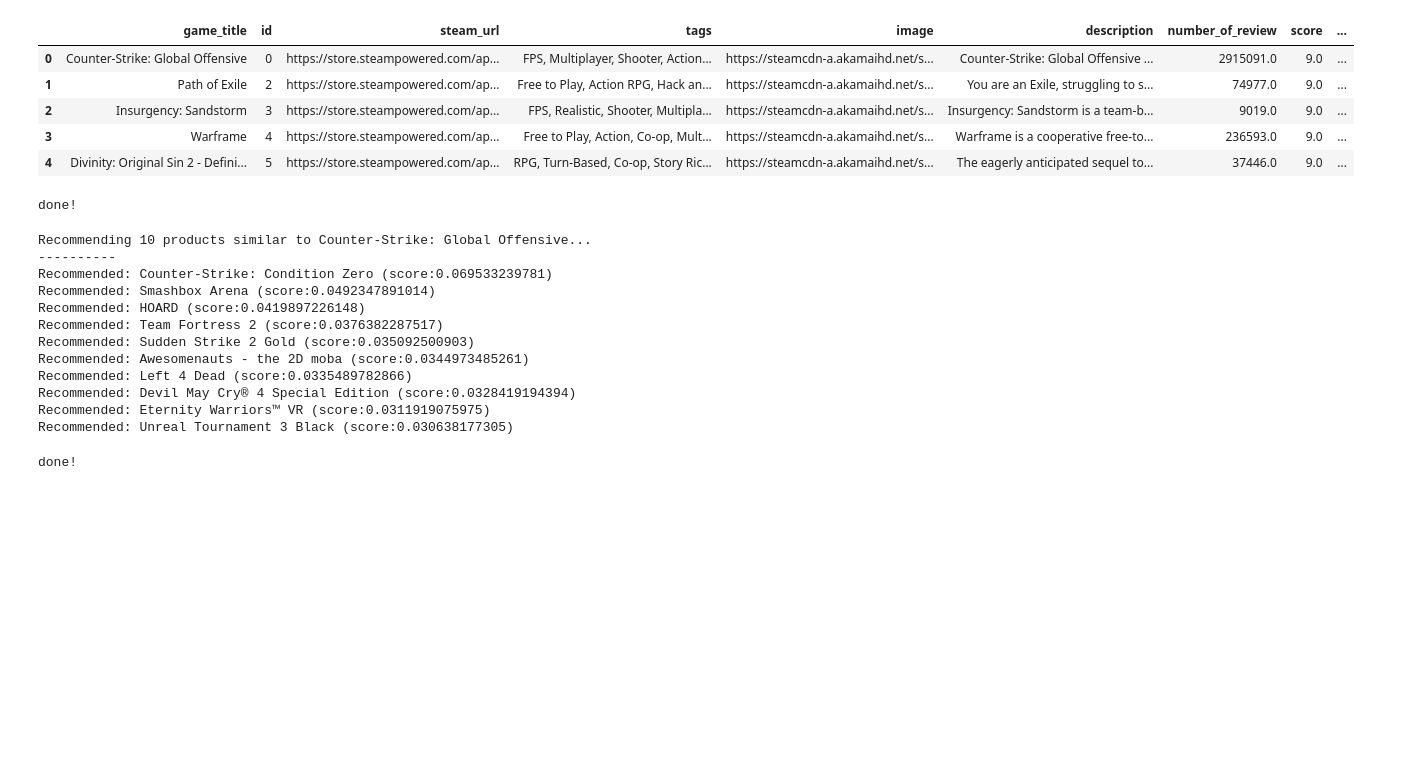
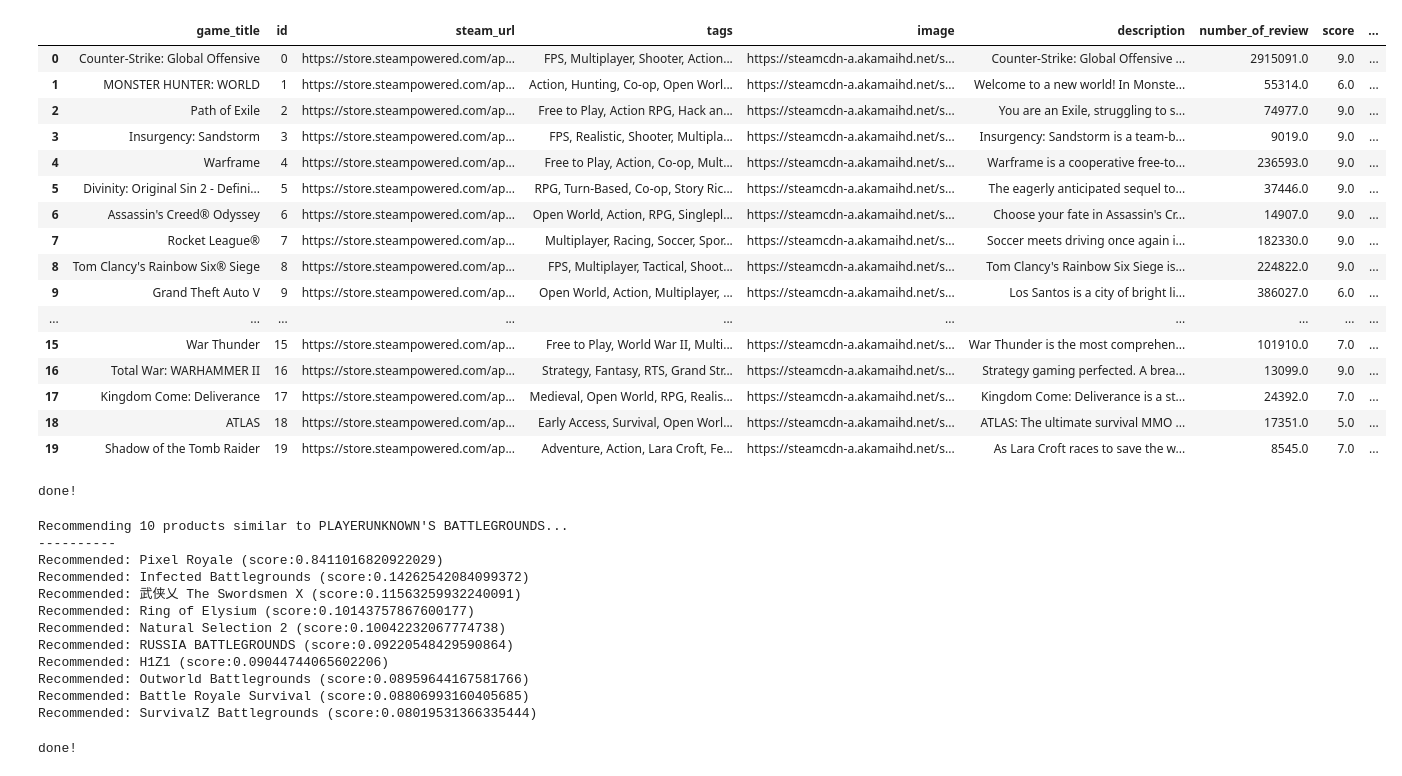
Before and after one commit to micsab/Game-Recommendation-Engine, a Jupyter notebook: tfidf_recommder_test.ipynb, the cells around one changed output. Saved outputs shown, nothing was run; the diff lists cells and outputs as text; code cells hidden in the pictures; blank space fills up the shorter version.

```diff
--- a/tfidf_recommder_test.ipynb
+++ b/tfidf_recommder_test.ipynb
@@ -6,31 +6,43 @@ from sklearn.metrics.pairwise import linear_kernel
 # %%
 steam_games = pd.read_csv('steam_games_all_fields.csv', index_col=1, delimiter='\t')
 app_id = steam_games['steam_url'].str.split('/',expand=True)
 app_id = app_id.drop([0, 1, 2, 5, 6], axis=1)
 app_id.columns = ['app', 'game_ID']
 df = pd.concat([steam_games, app_id], axis=1, sort=False)
 df['description'] = df['description'].fillna('')
 df = df[~df.description.str.contains('no description')]
+df['release_date'] = df['release_date'].replace({'no release date' : ''})
 #df = df[~df.app.str.contains('sub')]
 #df = df[~df.app.str.contains('digitalgiftcards')]
 #df = df[~df.tags.str.contains('no_tag')]
 #df = df[~df.score.str.contains('no rating')]
 df = df.drop(['app'], axis=1)
 df['game_ID'] = pd.to_numeric(df['game_ID'], downcast='signed')
 df['number_of_review'] = df['number_of_review'].replace({'no reviews' : ''})
 df['number_of_review'] = pd.to_numeric(df['number_of_review'], downcast='integer')
 df['score'] = df['score'].replace({'no rating' : ''})
 df['score'] = pd.to_numeric(df['score'])
-df = df[df['score'] > 8.0]
+#df = df[df['score'] > 8.0]
 df = df.rename(columns={"game_ID": "appid"})
 df = df.rename(columns={"Unnamed: 0": "id"})
 df = df.drop_duplicates(subset='appid', keep='first')
 df = df.reset_index()
-df.head()
+df.head(20)
 # %% [output]
 |  | game_title | id | steam_url | tags | image | description | number_of_review | score | ... |
 | 0 | Counter-Strike: Global Offensive | 0 | https://store.steampowered.com/ap... | FPS, Multiplayer, Shooter, Action... | https://steamcdn-a.akamaihd.net/s... | Counter-Strike: Global Offensive ... | 2915091.0 | 9.0 | ... |
-| 1 | Path of Exile | 2 | https://store.steampowered.com/ap... | Free to Play, Action RPG, Hack an... | https://steamcdn-a.akamaihd.net/s... | You are an Exile, struggling to s... | 74977.0 | 9.0 | ... |
-| 2 | Insurgency: Sandstorm | 3 | https://store.steampowered.com/ap... | FPS, Realistic, Shooter, Multipla... | https://steamcdn-a.akamaihd.net/s... | Insurgency: Sandstorm is a team-b... | 9019.0 | 9.0 | ... |
-| 3 | Warframe | 4 | https://store.steampowered.com/ap... | Free to Play, Action, Co-op, Mult... | https://steamcdn-a.akamaihd.net/s... | Warframe is a cooperative free-to... | 236593.0 | 9.0 | ... |
-| 4 | Divinity: Original Sin 2 - Defini... | 5 | https://store.steampowered.com/ap... | RPG, Turn-Based, Co-op, Story Ric... | https://steamcdn-a.akamaihd.net/s... | The eagerly anticipated sequel to... | 37446.0 | 9.0 | ... |
+| 1 | MONSTER HUNTER: WORLD | 1 | https://store.steampowered.com/ap... | Action, Hunting, Co-op, Open Worl... | https://steamcdn-a.akamaihd.net/s... | Welcome to a new world! In Monste... | 55314.0 | 6.0 | ... |
+| 2 | Path of Exile | 2 | https://store.steampowered.com/ap... | Free to Play, Action RPG, Hack an... | https://steamcdn-a.akamaihd.net/s... | You are an Exile, struggling to s... | 74977.0 | 9.0 | ... |
+| 3 | Insurgency: Sandstorm | 3 | https://store.steampowered.com/ap... | FPS, Realistic, Shooter, Multipla... | https://steamcdn-a.akamaihd.net/s... | Insurgency: Sandstorm is a team-b... | 9019.0 | 9.0 | ... |
+| 4 | Warframe | 4 | https://store.steampowered.com/ap... | Free to Play, Action, Co-op, Mult... | https://steamcdn-a.akamaihd.net/s... | Warframe is a cooperative free-to... | 236593.0 | 9.0 | ... |
+| 5 | Divinity: Original Sin 2 - Defini... | 5 | https://store.steampowered.com/ap... | RPG, Turn-Based, Co-op, Story Ric... | https://steamcdn-a.akamaihd.net/s... | The eagerly anticipated sequel to... | 37446.0 | 9.0 | ... |
+| 6 | Assassin's Creed® Odyssey | 6 | https://store.steampowered.com/ap... | Open World, Action, RPG, Singlepl... | https://steamcdn-a.akamaihd.net/s... | Choose your fate in Assassin's Cr... | 14907.0 | 9.0 | ... |
+| 7 | Rocket League® | 7 | https://store.steampowered.com/ap... | Multiplayer, Racing, Soccer, Spor... | https://steamcdn-a.akamaihd.net/s... | Soccer meets driving once again i... | 182330.0 | 9.0 | ... |
+| 8 | Tom Clancy's Rainbow Six® Siege | 8 | https://store.steampowered.com/ap... | FPS, Multiplayer, Tactical, Shoot... | https://steamcdn-a.akamaihd.net/s... | Tom Clancy's Rainbow Six Siege is... | 224822.0 | 9.0 | ... |
+| 9 | Grand Theft Auto V | 9 | https://store.steampowered.com/ap... | Open World, Action, Multiplayer, ... | https://steamcdn-a.akamaihd.net/s... | Los Santos is a city of bright li... | 386027.0 | 6.0 | ... |
+| ... | ... | ... | ... | ... | ... | ... | ... | ... | ... |
+| 15 | War Thunder | 15 | https://store.steampowered.com/ap... | Free to Play, World War II, Multi... | https://steamcdn-a.akamaihd.net/s... | War Thunder is the most comprehen... | 101910.0 | 7.0 | ... |
+| 16 | Total War: WARHAMMER II | 16 | https://store.steampowered.com/ap... | Strategy, Fantasy, RTS, Grand Str... | https://steamcdn-a.akamaihd.net/s... | Strategy gaming perfected. A brea... | 13099.0 | 9.0 | ... |
+| 17 | Kingdom Come: Deliverance | 17 | https://store.steampowered.com/ap... | Medieval, Open World, RPG, Realis... | https://steamcdn-a.akamaihd.net/s... | Kingdom Come: Deliverance is a st... | 24392.0 | 7.0 | ... |
+| 18 | ATLAS | 18 | https://store.steampowered.com/ap... | Early Access, Survival, Open Worl... | https://steamcdn-a.akamaihd.net/s... | ATLAS: The ultimate survival MMO ... | 17351.0 | 5.0 | ... |
+| 19 | Shadow of the Tomb Raider | 19 | https://store.steampowered.com/ap... | Adventure, Action, Lara Croft, Fe... | https://steamcdn-a.akamaihd.net/s... | As Lara Croft races to save the w... | 8545.0 | 7.0 | ... |
@@ -65,20 +82,20 @@ def recommend(item_id, num):
     for rec in recs:
         print('Recommended: ' + item(rec[1]) + " (score:" + str(rec[0]) + ")")
 
-recommend(0, 10)
+recommend(11, 10)
 # %% [output]
-Recommending 10 products similar to Counter-Strike: Global Offensive...
+Recommending 10 products similar to PLAYERUNKNOWN'S BATTLEGROUNDS...
 ----------
-Recommended: Counter-Strike: Condition Zero (score:0.069533239781)
-Recommended: Smashbox Arena (score:0.0492347891014)
-Recommended: HOARD (score:0.0419897226148)
-Recommended: Team Fortress 2 (score:0.0376382287517)
-Recommended: Sudden Strike 2 Gold (score:0.035092500903)
-Recommended: Awesomenauts - the 2D moba (score:0.0344973485261)
-Recommended: Left 4 Dead (score:0.0335489782866)
-Recommended: Devil May Cry® 4 Special Edition (score:0.0328419194394)
-Recommended: Eternity Warriors™ VR (score:0.0311919075975)
-Recommended: Unreal Tournament 3 Black (score:0.030638177305)
+Recommended: Pixel Royale (score:0.8411016820922029)
+Recommended: Infected Battlegrounds (score:0.14262542084099372)
+Recommended: 武侠乂 The Swordsmen X (score:0.11563259932240091)
+Recommended: Ring of Elysium (score:0.10143757867600177)
+Recommended: Natural Selection 2 (score:0.10042232067774738)
+Recommended: RUSSIA BATTLEGROUNDS (score:0.09220548429590864)
+Recommended: H1Z1 (score:0.09044744065602206)
+Recommended: Outworld Battlegrounds (score:0.08959644167581766)
+Recommended: Battle Royale Survival (score:0.08806993160405685)
+Recommended: SurvivalZ Battlegrounds (score:0.08019531366335444)
 # %%
 ds = df[['id' ,'appid', 'game_title', 'tags', 'description']]
 tf = TfidfVectorizer(analyzer='word', ngram_range=(1, 3), min_df=0, stop_words='english')
```
Also changed, not shown: parts of 2 cells of this notebook, 2 other files.
